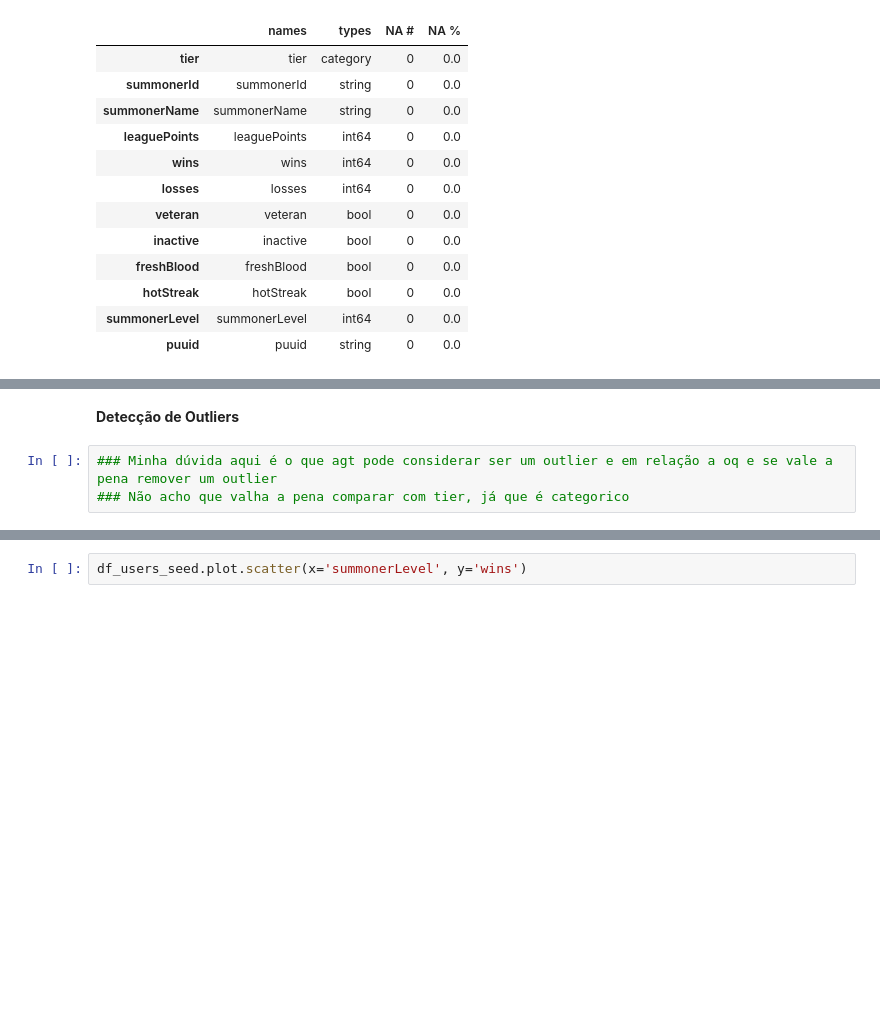
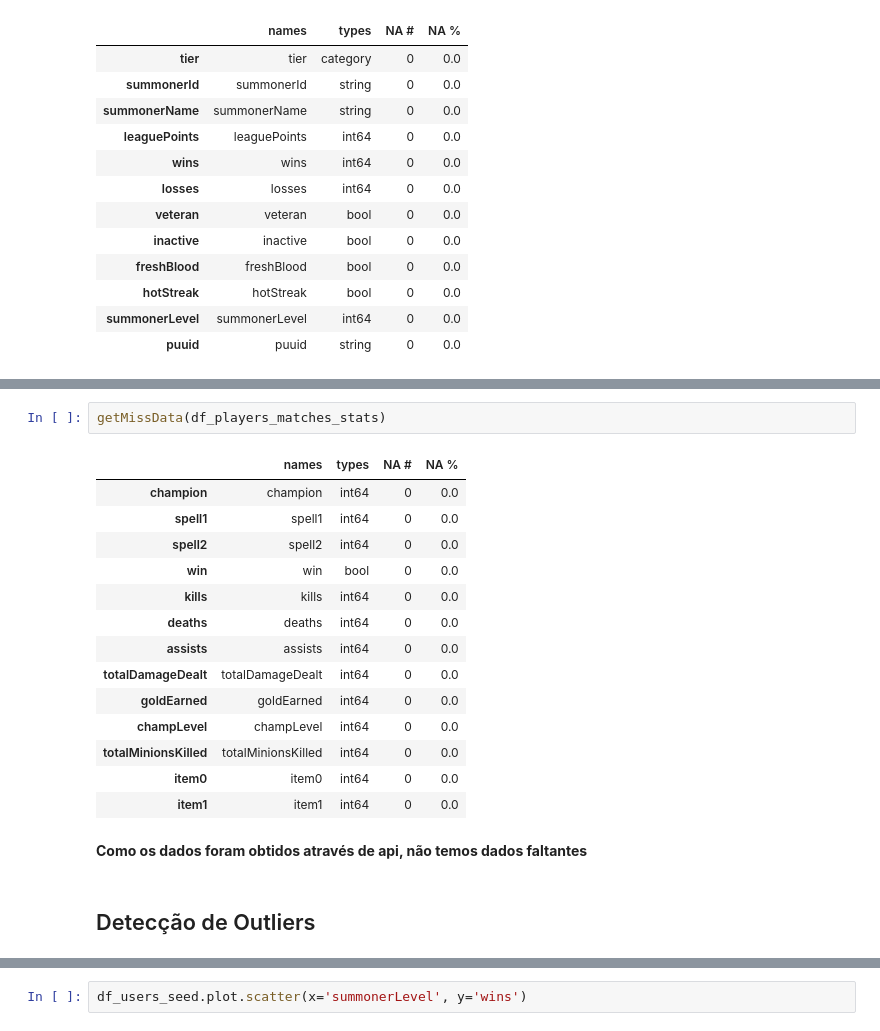
Before and after one commit to rcs8/PredictLolWins, a Jupyter notebook: Processing Data.ipynb, the cells around one changed output, grey strips where cells are left out. Cells and saved outputs as stored; diff of their text form; blank space fills up the shorter version.

```diff
--- a/Processing Data.ipynb
+++ b/Processing Data.ipynb
@@ -229,5 +233,21 @@ getMissData(df_matches_acc_id)
+# %%
+getMissData(df_players_matches_stats)
+# %% [output]
+|  | names | types | NA # | NA % |
+| champion | champion | int64 | 0 | 0.0 |
+| spell1 | spell1 | int64 | 0 | 0.0 |
+| spell2 | spell2 | int64 | 0 | 0.0 |
+| win | win | bool | 0 | 0.0 |
+| kills | kills | int64 | 0 | 0.0 |
+| deaths | deaths | int64 | 0 | 0.0 |
+| assists | assists | int64 | 0 | 0.0 |
+| totalDamageDealt | totalDamageDealt | int64 | 0 | 0.0 |
+| goldEarned | goldEarned | int64 | 0 | 0.0 |
+| champLevel | champLevel | int64 | 0 | 0.0 |
+| totalMinionsKilled | totalMinionsKilled | int64 | 0 | 0.0 |
+| item0 | item0 | int64 | 0 | 0.0 |
+| item1 | item1 | int64 | 0 | 0.0 |
+# %% [markdown]
+**Como os dados foram obtidos através de api, não temos dados faltantes**
 # %% [markdown]
-**Detecção de Outliers**
+## Detecção de Outliers
-# %%
-### Minha dúvida aqui é o que agt pode considerar ser um outlier e em relação a oq e se vale a pena remover um outlier
-### Não acho que valha a pena comparar com tier, já que é categorico
```
Also changed, not shown: parts of 22 cells of this notebook.
